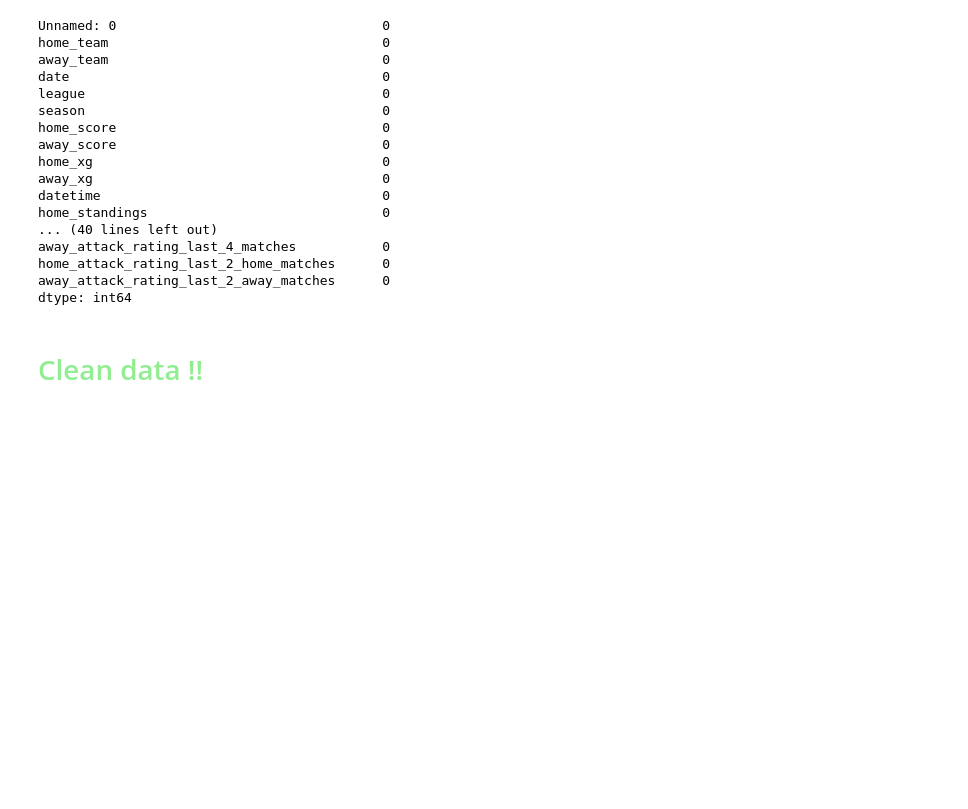
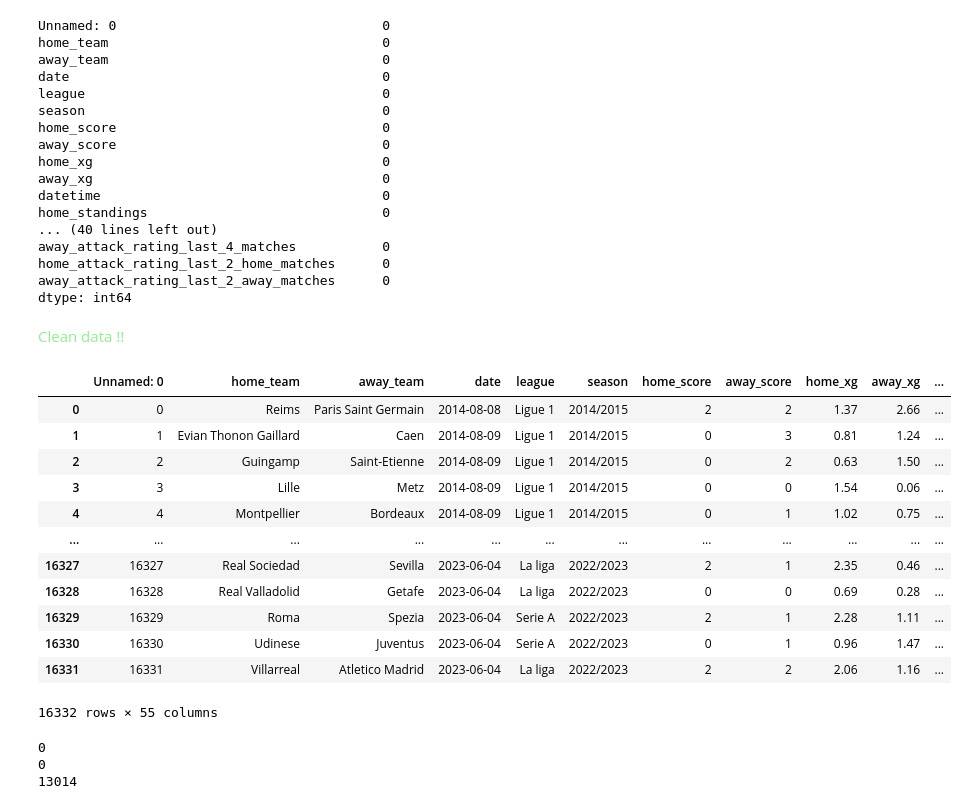
Before and after one commit to magrimuc/prj-2-eda-sql-football-matches-statistics, a Jupyter notebook: octavian_notebook.ipynb, the cells around one changed output. Saved outputs shown, nothing was run; the diff lists cells and outputs as text; code cells hidden in the pictures; blank space fills up the shorter version.

```diff
--- a/octavian_notebook.ipynb
+++ b/octavian_notebook.ipynb
@@ -206,4 +284,35 @@ home_attack_rating_last_2_home_matches      0
 away_attack_rating_last_2_away_matches      0
 dtype: int64
 # %% [markdown]
-# <span style="color:lightgreen">  Clean data !!
+<span style="color:lightgreen">  Clean data !!
+# %%
+df['date'] = pd.to_datetime(df['date'], format='%B\n%d\n%Y')
+df
+# %% [output]
+|  | Unnamed: 0 | home_team | away_team | date | league | season | home_score | away_score | home_xg | away_xg | ... |
+| 0 | 0 | Reims | Paris Saint Germain | 2014-08-08 | Ligue 1 | 2014/2015 | 2 | 2 | 1.37 | 2.66 | ... |
+| 1 | 1 | Evian Thonon Gaillard | Caen | 2014-08-09 | Ligue 1 | 2014/2015 | 0 | 3 | 0.81 | 1.24 | ... |
+| 2 | 2 | Guingamp | Saint-Etienne | 2014-08-09 | Ligue 1 | 2014/2015 | 0 | 2 | 0.63 | 1.50 | ... |
+| 3 | 3 | Lille | Metz | 2014-08-09 | Ligue 1 | 2014/2015 | 0 | 0 | 1.54 | 0.06 | ... |
+| 4 | 4 | Montpellier | Bordeaux | 2014-08-09 | Ligue 1 | 2014/2015 | 0 | 1 | 1.02 | 0.75 | ... |
+| ... | ... | ... | ... | ... | ... | ... | ... | ... | ... | ... | ... |
+| 16327 | 16327 | Real Sociedad | Sevilla | 2023-06-04 | La liga | 2022/2023 | 2 | 1 | 2.35 | 0.46 | ... |
+| 16328 | 16328 | Real Valladolid | Getafe | 2023-06-04 | La liga | 2022/2023 | 0 | 0 | 0.69 | 0.28 | ... |
+| 16329 | 16329 | Roma | Spezia | 2023-06-04 | Serie A | 2022/2023 | 2 | 1 | 2.28 | 1.11 | ... |
+| 16330 | 16330 | Udinese | Juventus | 2023-06-04 | Serie A | 2022/2023 | 0 | 1 | 0.96 | 1.47 | ... |
+| 16331 | 16331 | Villarreal | Atletico Madrid | 2023-06-04 | La liga | 2022/2023 | 2 | 2 | 2.06 | 1.16 | ... |
+16332 rows × 55 columns
+# %%
+negative_goals = df[(df['home_score'] < 0) | (df['away_score'] < 0)]
+negative_xg = df[(df['home_xg'] < 0) | (df['away_xg'] < 0)]
+# invalid_rating = df[(df['rating'] < 0) | (df['rating'] > 10)]
+valid_leagues = ['Ligue 1']
+unexpected_leagues = df[~df['league'].isin(valid_leagues)]
+
+print(negative_goals.shape[0])
+print(negative_xg.shape[0])
+print(unexpected_leagues.shape[0])
+# %% [output]
+0
+0
+13014
```
Also changed, not shown: parts of 6 cells of this notebook.
